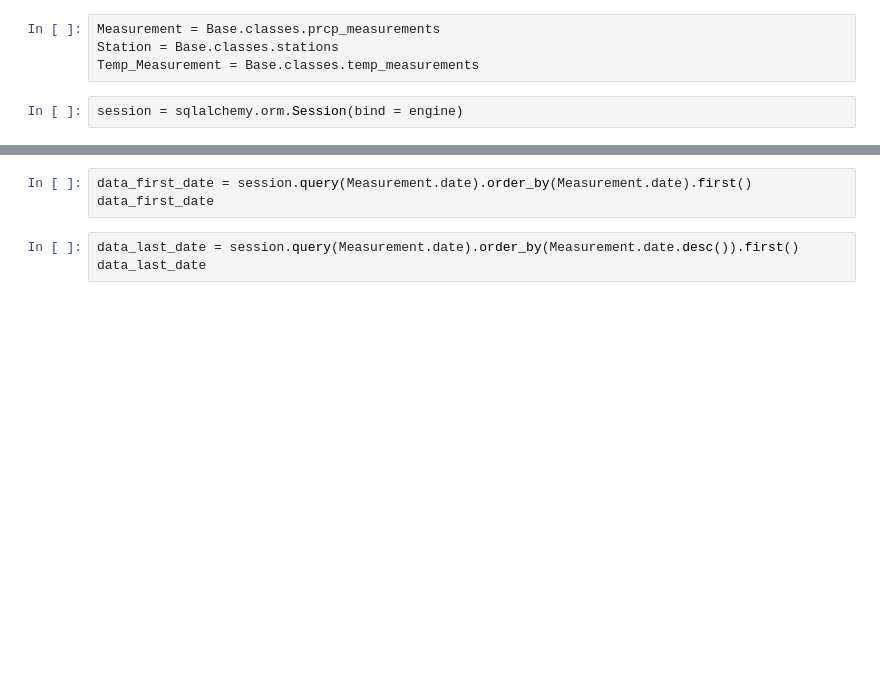
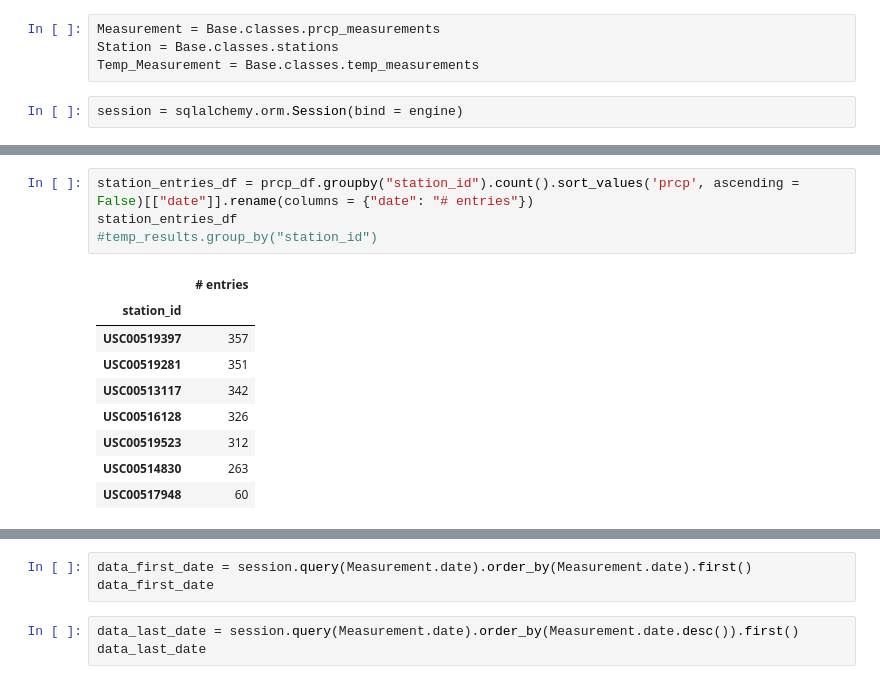
Before and after one commit to nfstein/11-ste-Advanced-SQL, a Jupyter notebook: climate_analysis.ipynb, the cells around one changed output, grey strips where cells are left out. Cells and saved outputs as stored; diff of their text form; blank space fills up the shorter version.

```diff
--- a/climate_analysis.ipynb
+++ b/climate_analysis.ipynb
@@ -35,0 +73,14 @@ for station in session.query(Station):
+# %%
+station_entries_df = prcp_df.groupby("station_id").count().sort_values('prcp', ascending = False)[["date"]].rename(columns = {"date": "# entries"})
+station_entries_df
+#temp_results.group_by("station_id")
+# %% [output]
+|  | # entries |
+| station_id |  |
+| USC00519397 | 357 |
+| USC00519281 | 351 |
+| USC00513117 | 342 |
+| USC00516128 | 326 |
+| USC00519523 | 312 |
+| USC00514830 | 263 |
+| USC00517948 | 60 |
```
Also changed, not shown: parts of 23 cells of this notebook, 2 other files.
